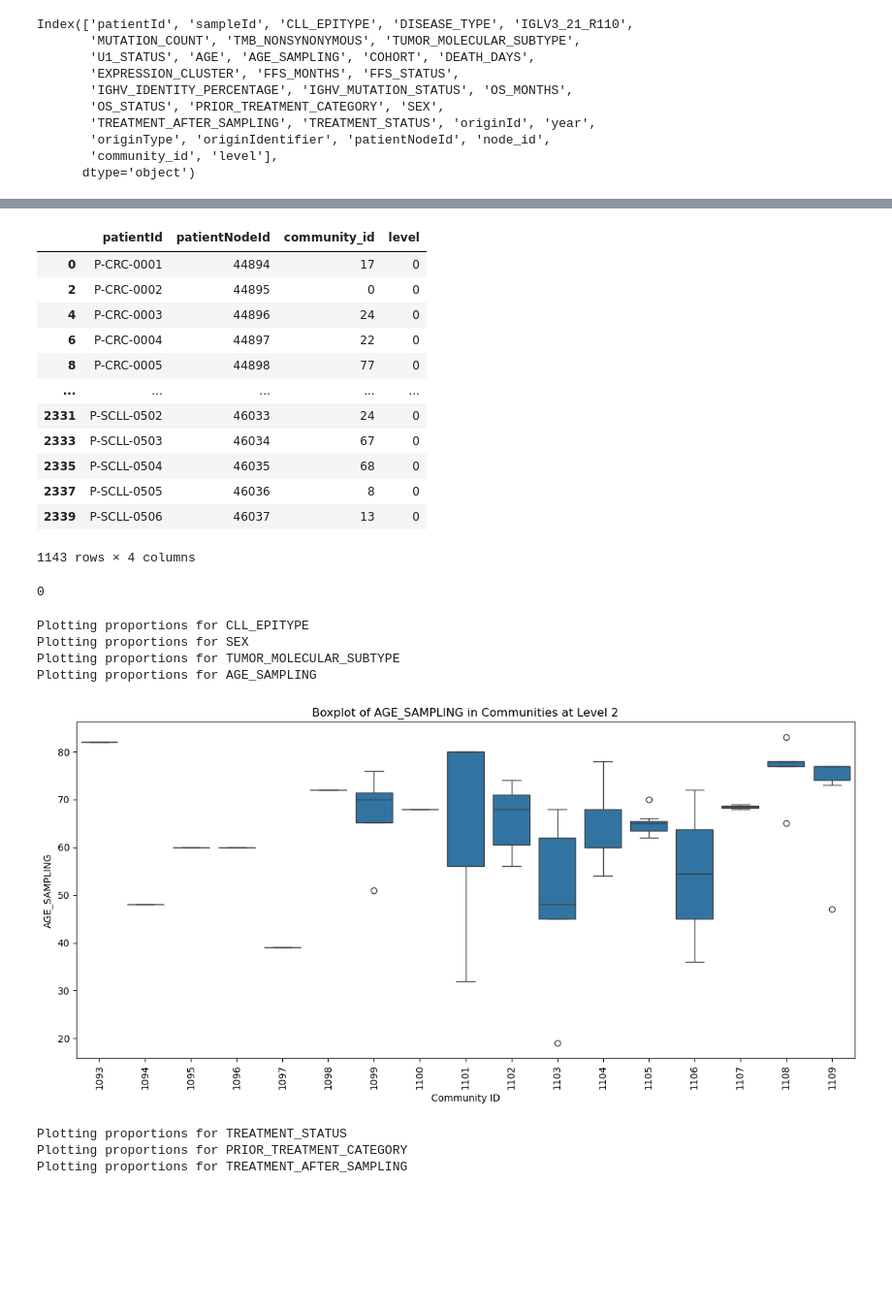
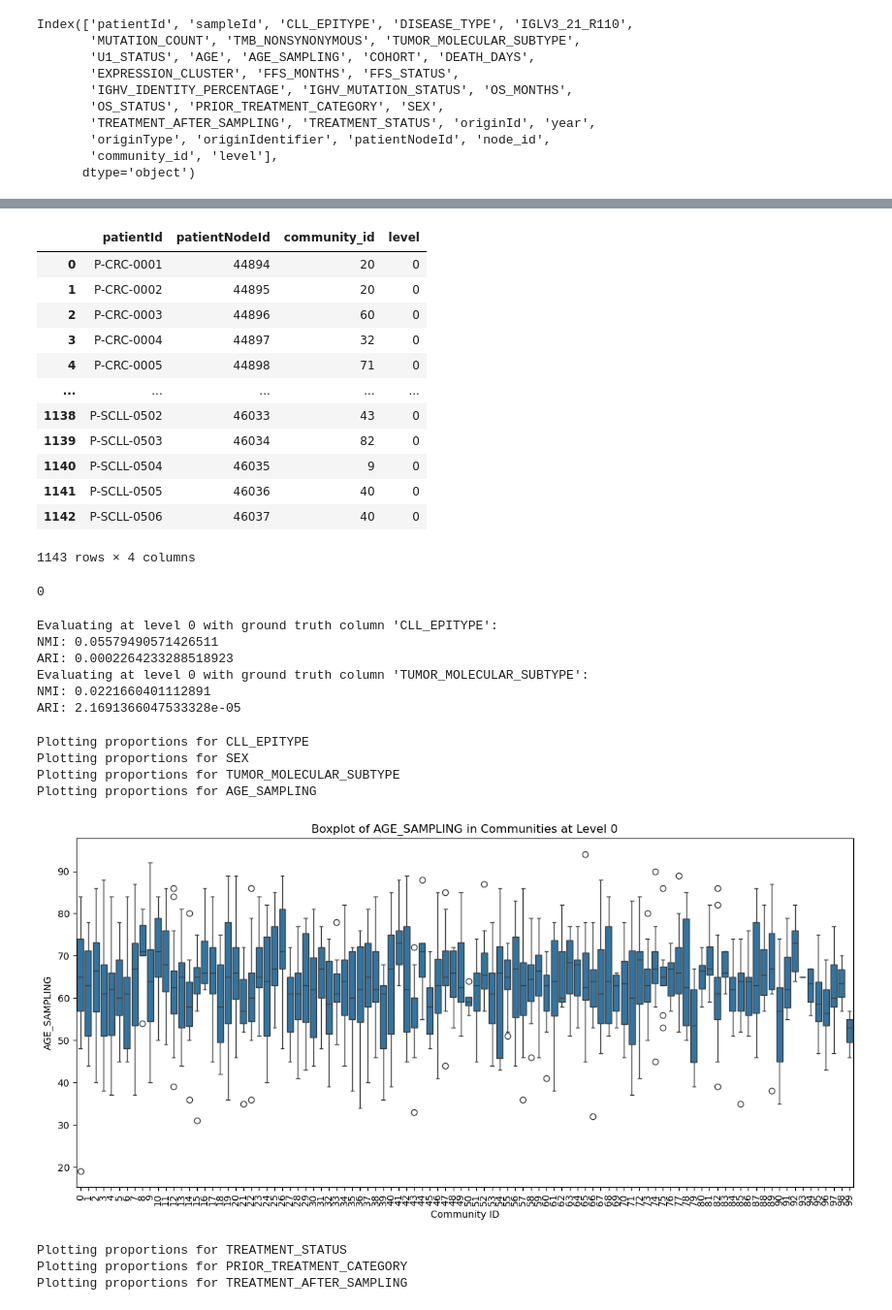
Before and after one commit to MahikaJaguste/msc-thesis, a Jupyter notebook: community/community-analysis.ipynb, the cells around one changed output, grey strips where cells are left out. Shown at 97% size. Drawn from its saved outputs; the diff is of its cells as text; code cells hidden in the pictures; blank space fills up the shorter version.

```diff
--- a/community/community-analysis.ipynb
+++ b/community/community-analysis.ipynb
@@ -49,7 +49,10 @@ print(f"Number of patient nodes: {len(patientNodes)}")
 # %% [output]
 Number of patient nodes: 1144
 # %%
-community_df = pd.read_csv(PATH + "community_mapping.csv")
+ALGO = "leiden-hierarchical/"
+# ALGO = "leiden/"
+# ALGO = "louvain/"
+community_df = pd.read_csv(PATH + ALGO + "community_mapping.csv")
 community_df.head()
 # %% [output]
 |  | node_id | community_id | level |
@@ -123,16 +126,16 @@ df_with_community[df_with_community['level'].notnull()][['patientId', 'patientNo
 df_with_community[df_with_community['level'] == 0][['patientId', 'patientNodeId', 'community_id', 'level']]
 # %% [output]
 |  | patientId | patientNodeId | community_id | level |
-| 0 | P-CRC-0001 | 44894 | 17 | 0 |
-| 2 | P-CRC-0002 | 44895 | 0 | 0 |
-| 4 | P-CRC-0003 | 44896 | 24 | 0 |
-| 6 | P-CRC-0004 | 44897 | 22 | 0 |
-| 8 | P-CRC-0005 | 44898 | 77 | 0 |
+| 0 | P-CRC-0001 | 44894 | 20 | 0 |
+| 1 | P-CRC-0002 | 44895 | 20 | 0 |
+| 2 | P-CRC-0003 | 44896 | 60 | 0 |
+| 3 | P-CRC-0004 | 44897 | 32 | 0 |
+| 4 | P-CRC-0005 | 44898 | 71 | 0 |
 | ... | ... | ... | ... | ... |
-| 2331 | P-SCLL-0502 | 46033 | 24 | 0 |
-| 2333 | P-SCLL-0503 | 46034 | 67 | 0 |
-| 2335 | P-SCLL-0504 | 46035 | 68 | 0 |
-| 2337 | P-SCLL-0505 | 46036 | 8 | 0 |
-| 2339 | P-SCLL-0506 | 46037 | 13 | 0 |
+| 1138 | P-SCLL-0502 | 46033 | 43 | 0 |
+| 1139 | P-SCLL-0503 | 46034 | 82 | 0 |
+| 1140 | P-SCLL-0504 | 46035 | 9 | 0 |
+| 1141 | P-SCLL-0505 | 46036 | 40 | 0 |
+| 1142 | P-SCLL-0506 | 46037 | 40 | 0 |
 1143 rows × 4 columns
 # %%
@@ -140,5 +143,40 @@ df_with_community[df_with_community['level'] == 3]['community_id'].nunique()
 # %% [output]
 0
+# %%
+def evaluate_ground_truth(df_with_community, level=1, col='CLL_EPITYPE'):
+    """
+    Evaluate the community detection results against a ground truth label.
+
+    Parameters:
+    - df_with_community: DataFrame containing community detection results and ground truth labels.
+    - level: The level of community detection to evaluate.
+    - col: The column name of the ground truth labels.
+
+    Returns:
+    - None, but prints NMI and ARI scores.
+    """
+
+    subset = df_with_community[(df_with_community['level'] == level) & (df_with_community[col].notnull())]
+
+    true_labels = subset[col]
+    pred_labels = subset['community_id']
+
+    print(f"Evaluating at level {level} with ground truth column '{col}':")
+    print("NMI:", normalized_mutual_info_score(true_labels, pred_labels))
+    print("ARI:", adjusted_rand_score(true_labels, pred_labels))
+
+
+evaluate_ground_truth(df_with_community, level=0, col='CLL_EPITYPE')
+evaluate_ground_truth(df_with_community, level=0, col='TUMOR_MOLECULAR_SUBTYPE')
+# evaluate_ground_truth(df_with_community, level=1, col='CLL_EPITYPE')
+# evaluate_ground_truth(df_with_community, level=1, col='TUMOR_MOLECULAR_SUBTYPE')
+# %% [output]
+Evaluating at level 0 with ground truth column 'CLL_EPITYPE':
+NMI: 0.05579490571426511
+ARI: 0.0002264233288518923
+Evaluating at level 0 with ground truth column 'TUMOR_MOLECULAR_SUBTYPE':
+NMI: 0.0221660401112891
+ARI: 2.1691366047533328e-05
 # %%
 # provide column proportions for each community and plot them
 def plot_community_proportions(df, level, column):
@@ -155,35 +193,35 @@ def plot_community_proportions(df, level, column):
         proportions = proportions.melt(id_vars='community_id', var_name=column, value_name='proportion')
         # Plot using Plotly
         fig = px.bar(proportions, x='community_id', y='proportion', color=column, barmode='stack',
                     title=f'Proportions of {column} in Communities at Level {level}')
         fig.update_layout(xaxis_title='Community ID', yaxis_title='Proportion')
         fig.show()
 
     # If numerical, do a box plot
     elif np.issubdtype(df_level[column].dtype, np.number):
         # Plot using Seaborn
         plt.figure(figsize=(12, 6))
         sns.boxplot(x='community_id', y=column, data=df_level)
         plt.title(f'Boxplot of {column} in Communities at Level {level}')
         plt.xlabel('Community ID')
         plt.ylabel(column)
         plt.xticks(rotation=90)
         plt.tight_layout()
         plt.show()
     else:
         print(f"Column {column} is neither categorical nor numerical.")
 
 checking_cols =['CLL_EPITYPE', 'SEX', 'TUMOR_MOLECULAR_SUBTYPE', 'AGE_SAMPLING', 'TREATMENT_STATUS', 'PRIOR_TREATMENT_CATEGORY', 'TREATMENT_AFTER_SAMPLING']
 # Plot proportions
 for col in checking_cols:
         print(f"Plotting proportions for {col}")
-        plot_community_proportions(df_with_community, level=2, column=col)
+        plot_community_proportions(df_with_community, level=0, column=col)
 # %% [output]
 Plotting proportions for CLL_EPITYPE
 Plotting proportions for SEX
 Plotting proportions for TUMOR_MOLECULAR_SUBTYPE
 Plotting proportions for AGE_SAMPLING
-[figure, old version]
+[figure, new version]
 Plotting proportions for TREATMENT_STATUS
 Plotting proportions for PRIOR_TREATMENT_CATEGORY
 Plotting proportions for TREATMENT_AFTER_SAMPLING
```
Also changed, not shown: parts of 6 cells of this notebook, 5 other files.
